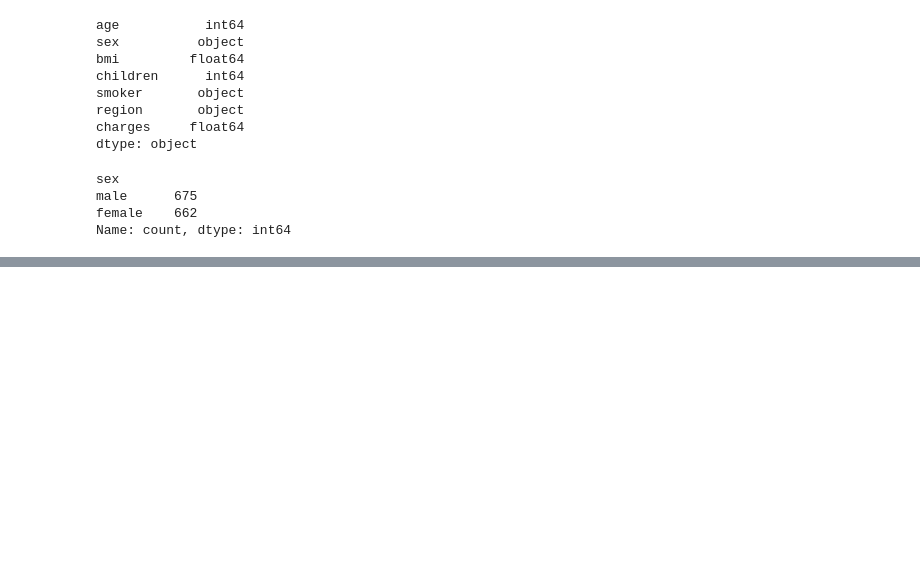
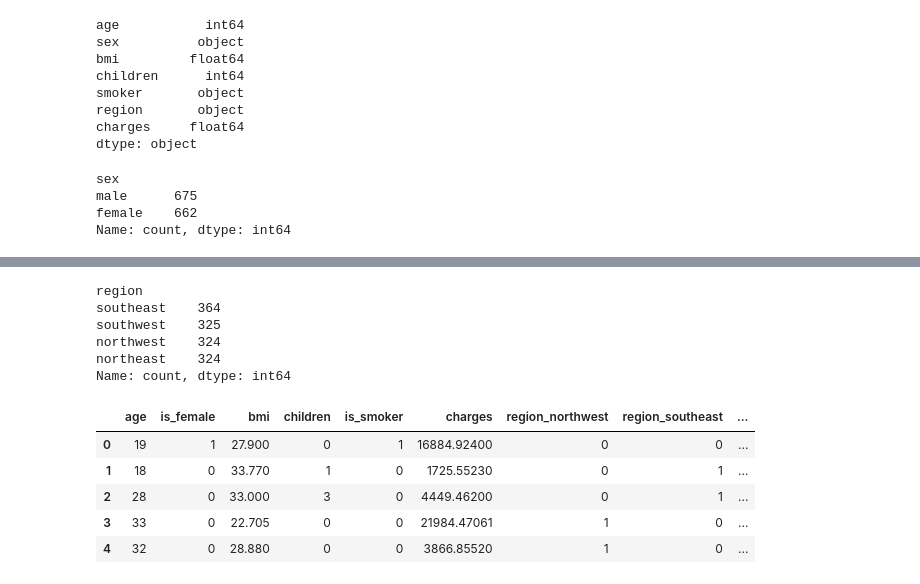
Before and after one commit to khushishahs02/exploratory-data-analysis, a Jupyter notebook: insurance/insurance.ipynb, the cells around one changed output, grey strips where cells are left out. Saved outputs shown, nothing was run; the diff lists cells and outputs as text; code cells hidden in the pictures; blank space fills up the shorter version.

```diff
--- a/insurance/insurance.ipynb
+++ b/insurance/insurance.ipynb
@@ -268,5 +242,0 @@ data_cleaned.head()
-# %%
-# Feature Scaling for age, bmi, and children columns
-scaling_cols = ['age', 'bmi', 'children']
-data_cleaned[scaling_cols] = (data_cleaned[scaling_cols] - data_cleaned[scaling_cols].mean()) / data_cleaned[scaling_cols].std()
-data_cleaned.head()
@@ -272,0 +248,8 @@ data_cleaned.head()
+# %%
+#for the sex columne , male gets 0 and female gets 1
+data_cleaned['sex'] = data_cleaned['sex'].map({"male": 0 , "female" : 1})
+# %%
+
+#the name sex is irrelevant so we will chnage the name to is_female
+data_cleaned.rename(columns = {"sex" : "is_female"}, inplace = True)
+data_cleaned.head()
@@ -272,0 +263,9 @@ data_cleaned.head()
+# %%
+# we will do the same thing for smokers as well
+#but we need to check the entries to ensure only two unique values exists
+print(data_cleaned['smoker'].value_counts())
+#now do label encoding
+data_cleaned['smoker']=data_cleaned['smoker'].map({"yes":1,"no":0})
+data_cleaned.head()
+
+data_cleaned.rename(columns = {'smoker': 'is_smoker'},inplace = True)
@@ -272,0 +289,19 @@ data_cleaned.head()
+# %%
+data_cleaned['region'].value_counts()
+# %% [output]
+region
+southeast    364
+southwest    325
+northwest    324
+northeast    324
+Name: count, dtype: int64
+# %%
+data_cleaned= pd.get_dummies(data_cleaned, columns = ['region'], drop_first = True,dtype = int)
+data_cleaned.head()
+# %% [output]
+|  | age | is_female | bmi | children | is_smoker | charges | region_northwest | region_southeast | ... |
+| 0 | 19 | 1 | 27.900 | 0 | 1 | 16884.92400 | 0 | 0 | ... |
+| 1 | 18 | 0 | 33.770 | 1 | 0 | 1725.55230 | 0 | 1 | ... |
+| 2 | 28 | 0 | 33.000 | 3 | 0 | 4449.46200 | 0 | 1 | ... |
+| 3 | 33 | 0 | 22.705 | 0 | 0 | 21984.47061 | 1 | 0 | ... |
+| 4 | 32 | 0 | 28.880 | 0 | 0 | 3866.85520 | 1 | 0 | ... |
```
Also changed, not shown: parts of 14 cells of this notebook.
